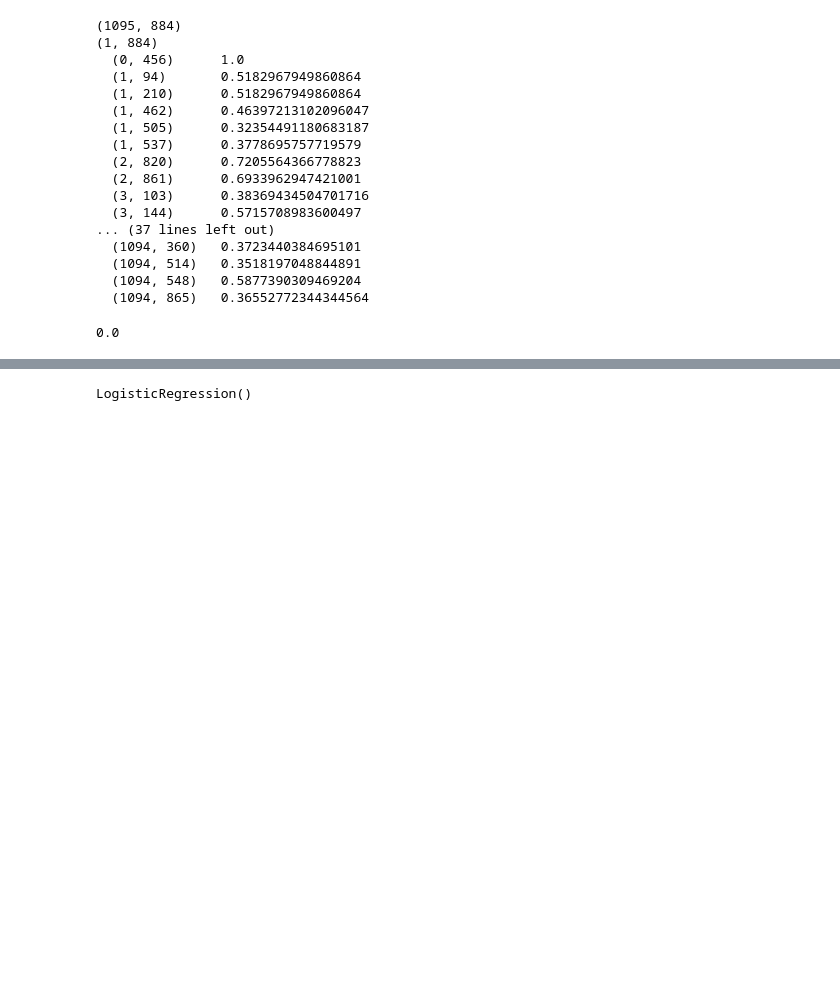
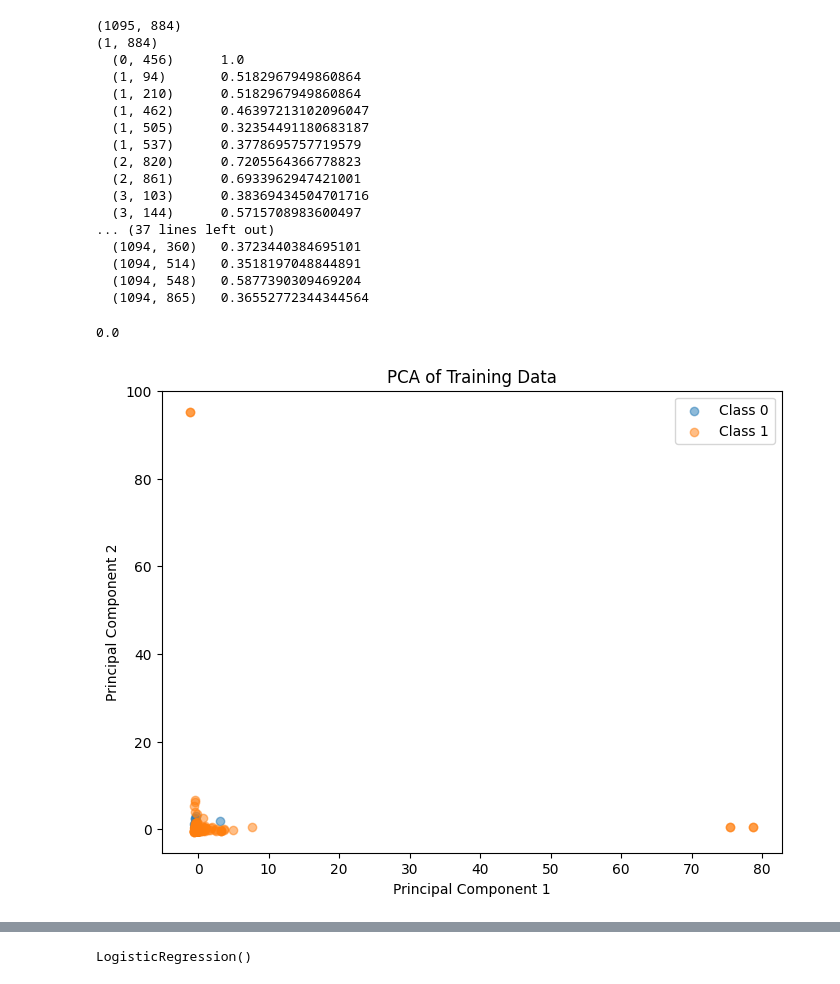
Before and after one commit to schandrachary/STA314, a Jupyter notebook: Scratchpad/classifier2-shiva.ipynb, the cells around one changed output, grey strips where cells are left out. Drawn from its saved outputs; the diff is of its cells as text; code cells hidden in the pictures; blank space fills up the shorter version.

```diff
--- a/Scratchpad/classifier2-shiva.ipynb
+++ b/Scratchpad/classifier2-shiva.ipynb
@@ -292,3 +308,28 @@ X_train_features[1,95]
   (1094, 548)   0.5877390309469204
   (1094, 865)   0.36552772344344564
 0.0
+# %%
+import numpy as np
+import matplotlib.pyplot as plt
+from sklearn.decomposition import PCA
+from sklearn.preprocessing import StandardScaler
+
+# Standardize the features without centering
+scaler = StandardScaler(with_mean=False)
+X_scaled = scaler.fit_transform(X_train_features)
+
+# Apply PCA
+pca = PCA(n_components=2)
+X_pca = pca.fit_transform(X_scaled.toarray())  # Convert to dense for PCA
+
+# Assuming you have binary labels in Y_train
+plt.figure(figsize=(8, 6))
+plt.scatter(X_pca[Y_train == 0, 0], X_pca[Y_train == 0, 1], alpha=0.5, label='Class 0')
+plt.scatter(X_pca[Y_train == 1, 0], X_pca[Y_train == 1, 1], alpha=0.5, label='Class 1')
+plt.xlabel('Principal Component 1')
+plt.ylabel('Principal Component 2')
+plt.title('PCA of Training Data')
+plt.legend()
+plt.show()
+# %% [output]
+[figure, added]
```
Also changed, not shown: parts of 4 cells of this notebook.
